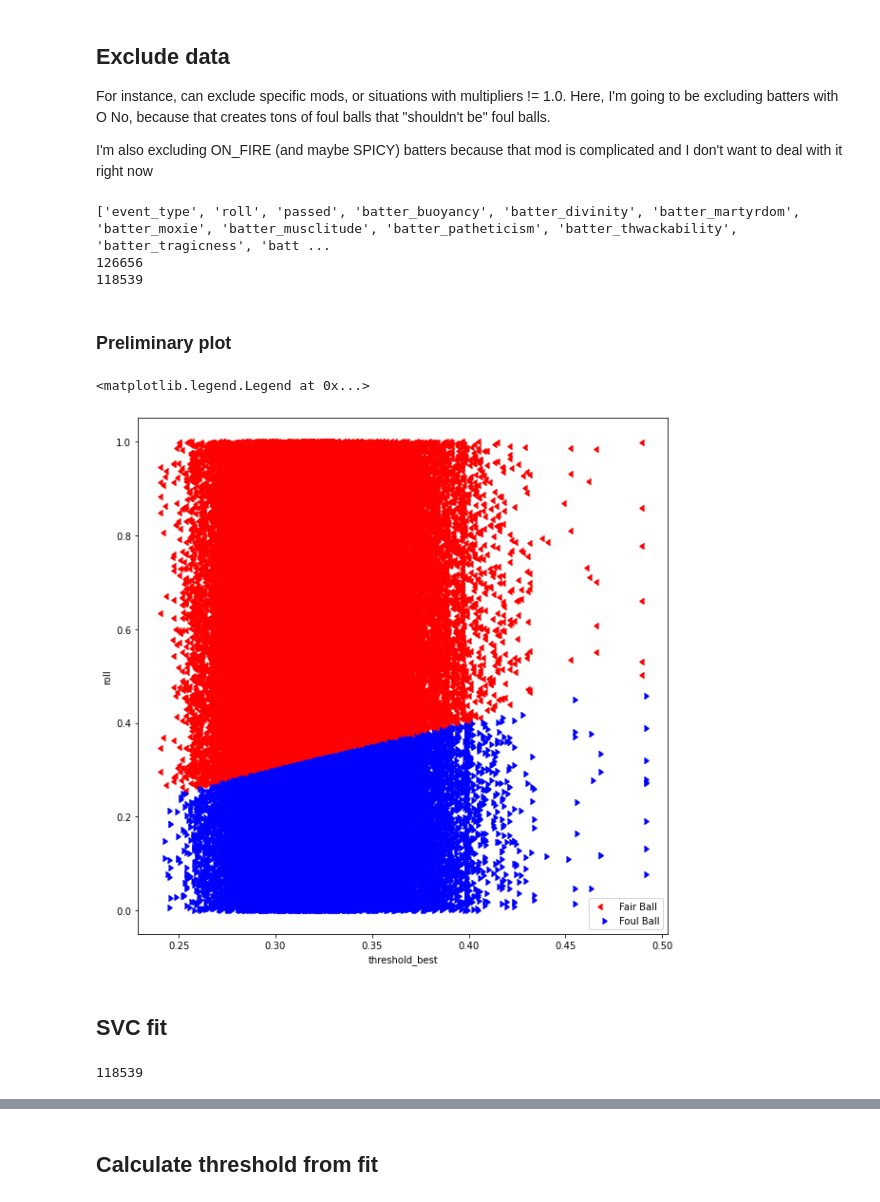
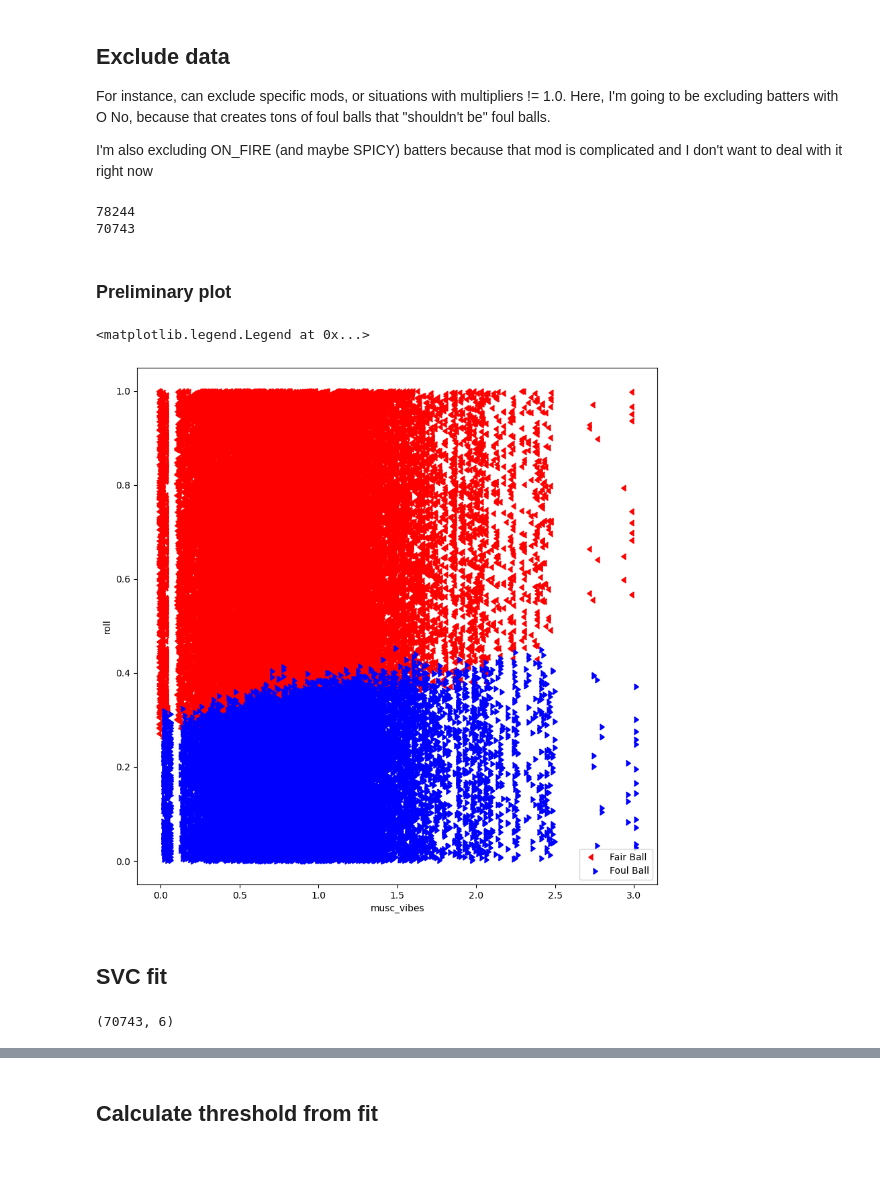
Before and after one commit to xSke/resim, a Jupyter notebook: notebooks/find_roll_formula_fouls.ipynb, the cells around one changed output, grey strips where cells are left out. Drawn from its saved outputs; the diff is of its cells as text; code cells hidden in the pictures; blank space fills up the shorter version.

```diff
--- a/notebooks/find_roll_formula_fouls.ipynb
+++ b/notebooks/find_roll_formula_fouls.ipynb
@@ -5,10 +5,11 @@ import pandas as pd
 import matplotlib.pyplot as plt
 import numpy as np
 from matplotlib.markers import CARETLEFTBASE, CARETRIGHTBASE
+from csv_dtypes import column_dtypes
 
 all_files = glob.glob("../roll_data/*-fouls.csv")
 
-df = pd.concat((pd.read_csv(f, dtype={"stadium_id": "string"}) for f in all_files), ignore_index=True)
+df = pd.concat((pd.read_csv(f, dtype=column_dtypes) for f in all_files), ignore_index=True)
 
 # select season (zero indexed)
 season = 18
@@ -93,6 +91,8 @@ def get_batter_mul(row):
     bm = str(row["batter_mods"])
     btm = str(row["batting_team_mods"])
     ptm = str(row["pitching_team_mods"])
+    if ("LATE_TO_PARTY" in btm) and (row["day"] == 72) and ("OVERPERFORMING" not in btm):
+        btm += ";OVERPERFORMING"
     mul = 1
     attrs = ""
     if "OVERPERFORMING" in bm:
@@ -166,6 +166,7 @@ df["musc_vibes"] = df["batter_musclitude_scaled"] * (1 + 0.2 * df["batter_vibes"
 df["thwack_vibes"] = df["batter_thwackability_scaled"] * (1 + 0.2 * df["batter_vibes"])
 df["div_vibes"] = df["batter_divinity_scaled"] * (1 + 0.2 * df["batter_vibes"])
 
+df["batter_attrs"] = (df["musc_vibes"] + df["thwack_vibes"] + df["div_vibes"]) / 3
 # put in our "best fit" up here in the original df, just because
 
 df["threshold_best"] = (0.25
@@ -180,9 +181,9 @@ For instance, can exclude specific mods, or situations with multipliers != 1.0.
 I'm also excluding ON_FIRE (and maybe SPICY) batters because that mod is complicated and I don't want to deal with it right now
 # %%
 dfc = df.copy()
-
+# dfc = dfc[~dfc["passed"].isna()]
 # Sorry, Chorby Short
-for exclude_mod in ["O_NO", "ON_FIRE"]:
+for exclude_mod in ["O_NO", "ON_FIRE", "SLOW_BUILD"]:
     # dfc = dfc[~dfc["pitcher_mods"].astype(str).str.contains(exclude_mod)]
     # dfc = dfc[~dfc["pitching_team_mods"].astype(str).str.contains(exclude_mod)]
     dfc = dfc[~dfc["batter_mods"].astype(str).str.contains(exclude_mod)]
@@ -191,13 +192,13 @@ for exclude_mod in ["O_NO", "ON_FIRE"]:
 # dfc = dfc[(dfc['pitcher_mul'] == 1) & (dfc['batter_mul'] == 1)]
 # %%
 # there are so many columns now, alas
-print(list(df.columns))
+# print(list(df.columns))
 print(len(df))
 print(len(dfc))
+# dfc.head()
 # %% [output]
-['event_type', 'roll', 'passed', 'batter_buoyancy', 'batter_divinity', 'batter_martyrdom', 'batter_moxie', 'batter_musclitude', 'batter_patheticism', 'batter_thwackability', 'batter_tragicness', 'batt ...
-126656
-118539
+78244
+70743
 # %%
 # preparing a useful digest list of columns for later
 digest_list = [
@@ -228,33 +230,33 @@ digest_list = [
 # %% [markdown]
 ### Preliminary plot
 # %%
-# x_val = "ruth_scaled"
-x_val = "threshold_best"
+x_val = "musc_vibes"
+# x_val = "threshold_best"
 fig, ax = plt.subplots(1, figsize=(10, 10))
 ax.scatter(
-    dfc[~dfc["passed"]][x_val],
-    dfc[~dfc["passed"]]["roll"],
+    dfc[~dfc["passed"].astype("bool")][x_val],
+    dfc[~dfc["passed"].astype("bool")]["roll"],
     color="red",
     label="Fair Ball",
     marker=CARETLEFTBASE,
 )
 ax.scatter(
     dfc[dfc["passed"]][x_val],
     dfc[dfc["passed"]]["roll"],
     color="blue",
     label="Foul Ball",
     marker=CARETRIGHTBASE,
 )
 ax.set_xlabel(x_val)
 ax.set_ylabel("roll")
 # ax.set_xlim(0.484, 0.499)
 
 ax.legend()
 
 # fig.savefig("../figures/" + x_val + ".png", facecolor="white")
 # %% [output]
 <matplotlib.legend.Legend at 0x...>
-[figure, old version]
+[figure, new version]
 # %% [markdown]
 ## SVC fit
 # %%
@@ -262,18 +264,21 @@ ax.legend()
 # say because there's a max value for the threshold (like in the strike zone formula).
 X = dfc[["passed",
          "roll",
-         "div_vibes",
-         "musc_vibes",
-         "thwack_vibes",
+         # "div_vibes",
+         # "musc_vibes",
+         # "thwack_vibes",
+         "batter_attrs",
          "ballpark_forwardness",
-         "ballpark_obtuseness"]].copy()
+         "ballpark_obtuseness",
+         "batting_team_hype",
+         "pitching_team_hype"]].copy()
 
 # X = X[X["roll"] < 0.85]
-y = X["passed"]
+y = X["passed"].astype("bool")
 X = X.drop(["passed"], axis=1)
-len(X)
+X.shape
 # %% [output]
-118539
+(70743, 6)
 # %%
 from sklearn.preprocessing import StandardScaler
 from sklearn.metrics import confusion_matrix
```
Also changed, not shown: parts of 11 cells of this notebook, 4 other files.
